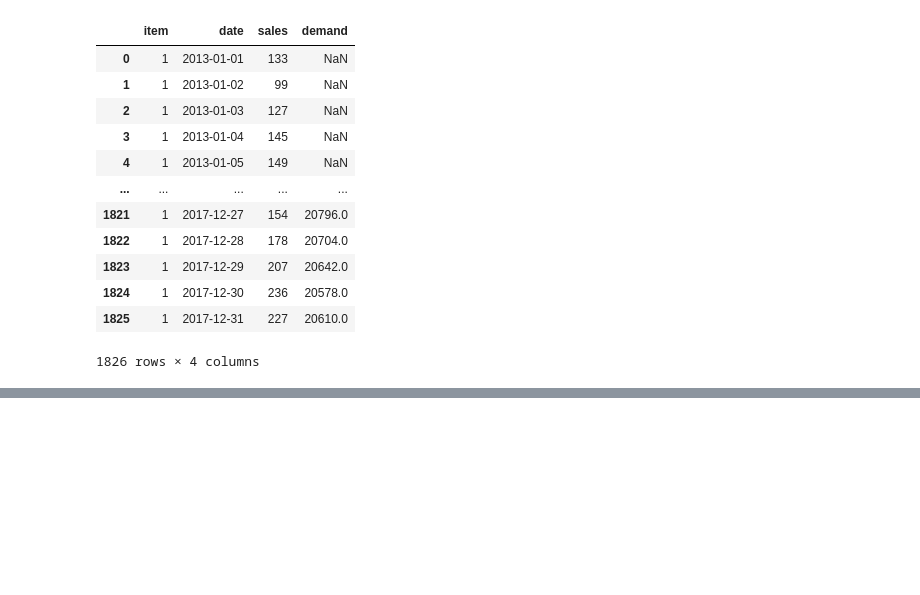
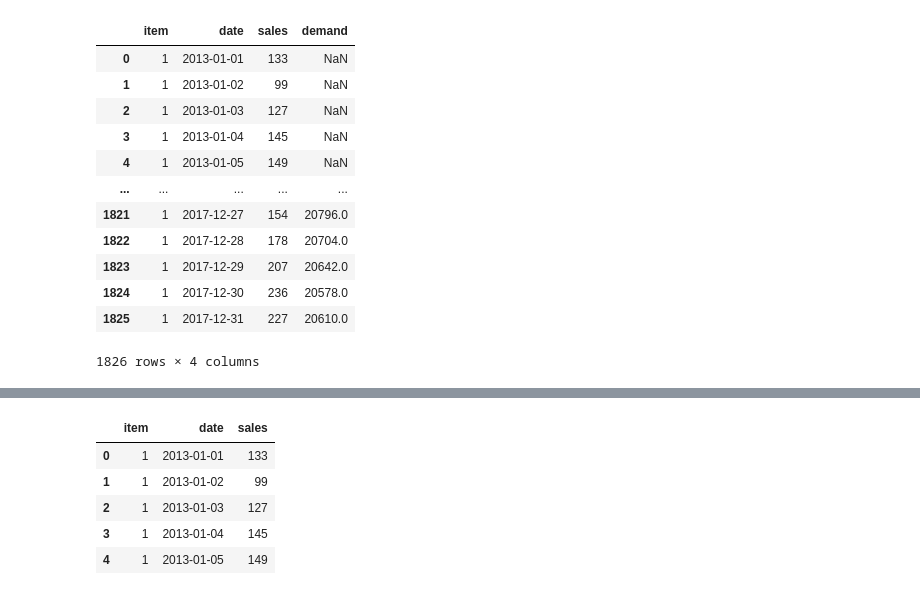
Before and after one commit to Harish-aditya/Inventory_forecasting, a Jupyter notebook: inventoryforecasting.ipynb, the cells around one changed output, grey strips where cells are left out. Cells and saved outputs as stored; diff of their text form; code cells hidden in the pictures; blank space fills up the shorter version.

```diff
--- a/inventoryforecasting.ipynb
+++ b/inventoryforecasting.ipynb
@@ -203,0 +280,13 @@ DataframeDict[1]
+# %%
+X = DataframeDict[1].drop("demand_1", axis=1)
+
+y = DataframeDict[1].pop("demand_1")
+
+X.head()
+# %% [output]
+|  | item | date | sales |
+| 0 | 1 | 2013-01-01 | 133 |
+| 1 | 1 | 2013-01-02 | 99 |
+| 2 | 1 | 2013-01-03 | 127 |
+| 3 | 1 | 2013-01-04 | 145 |
+| 4 | 1 | 2013-01-05 | 149 |
```
Also changed, not shown: parts of 15 cells of this notebook.
